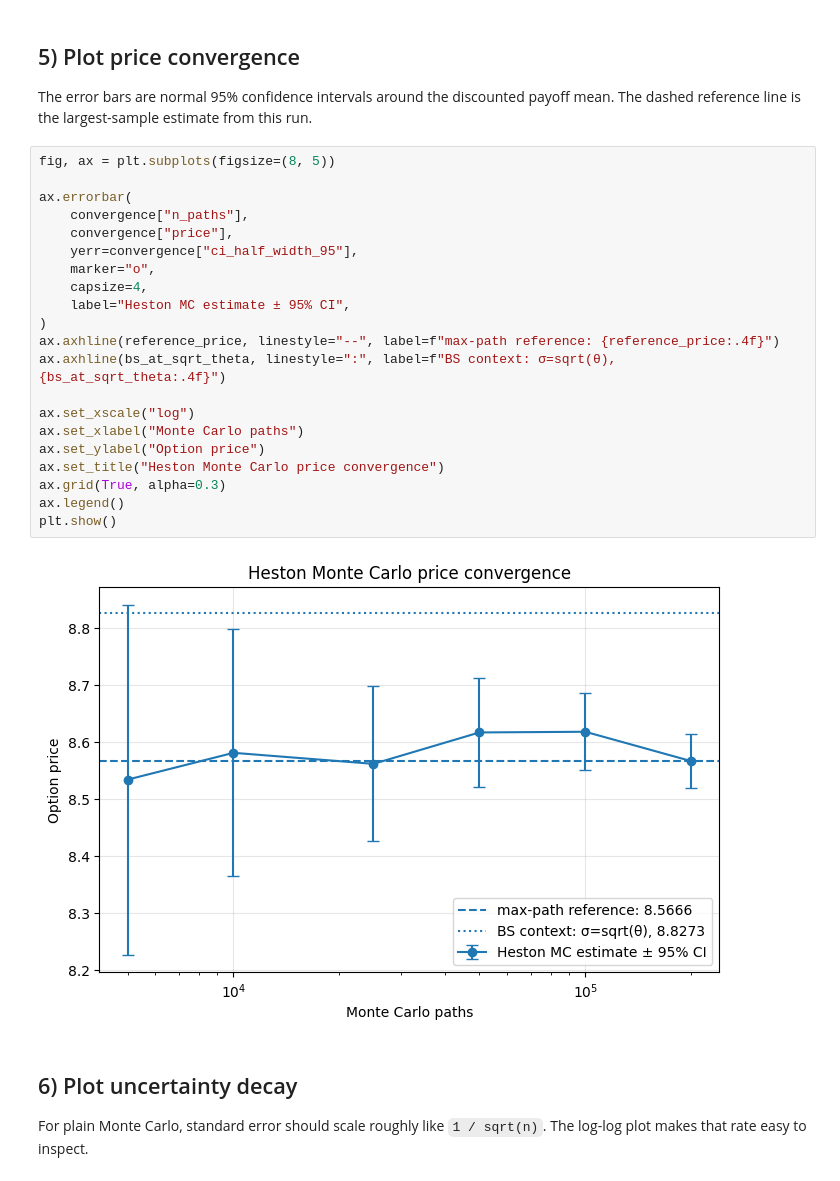
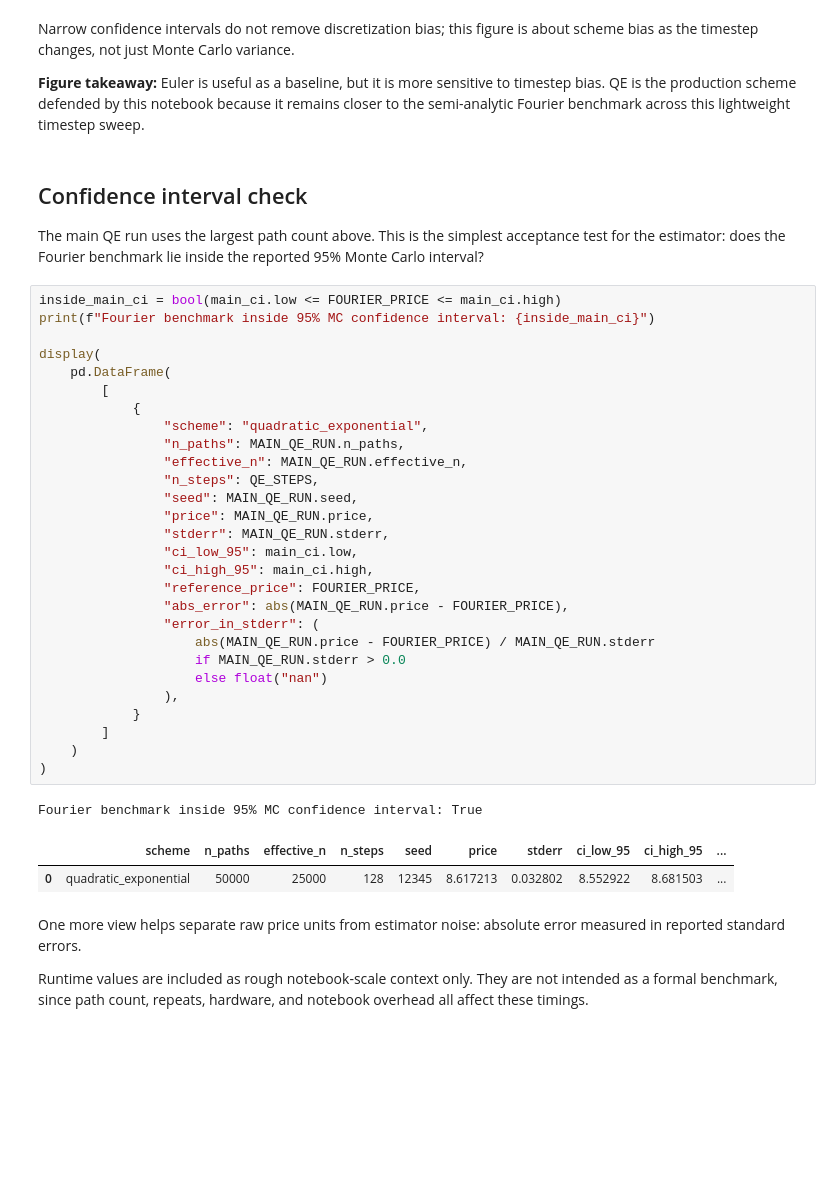
Before and after one commit to willemk-stack/option-pricing-library, a Jupyter notebook: demos/12_heston_mc_convergence.ipynb, the cells around one changed output. Drawn from its saved outputs; the diff is of its cells as text; blank space fills up the shorter version.

```diff
--- a/demos/12_heston_mc_convergence.ipynb
+++ b/demos/12_heston_mc_convergence.ipynb
@@ -261,32 +427,45 @@ display(convergence)
+# %% [markdown]
+Narrow confidence intervals do not remove discretization bias; this figure is about scheme bias as the timestep changes, not just Monte Carlo variance.
+
+**Figure takeaway:** Euler is useful as a baseline, but it is more sensitive to timestep bias. QE is the production scheme defended by this notebook because it remains closer to the semi-analytic Fourier benchmark across this lightweight timestep sweep.
 # %% [markdown]
-## 5) Plot price convergence
+## Confidence interval check
 
-The error bars are normal 95% confidence intervals around the discounted payoff mean. The dashed reference line is the largest-sample estimate from this run.
+The main QE run uses the largest path count above. This is the simplest acceptance test for the estimator: does the Fourier benchmark lie inside the reported 95% Monte Carlo interval?
 # %%
-fig, ax = plt.subplots(figsize=(8, 5))
+inside_main_ci = bool(main_ci.low <= FOURIER_PRICE <= main_ci.high)
+print(f"Fourier benchmark inside 95% MC confidence interval: {inside_main_ci}")
 
-ax.errorbar(
-    convergence["n_paths"],
-    convergence["price"],
-    yerr=convergence["ci_half_width_95"],
-    marker="o",
-    capsize=4,
-    label="Heston MC estimate ± 95% CI",
+display(
+    pd.DataFrame(
+        [
+            {
+                "scheme": "quadratic_exponential",
+                "n_paths": MAIN_QE_RUN.n_paths,
+                "effective_n": MAIN_QE_RUN.effective_n,
+                "n_steps": QE_STEPS,
+                "seed": MAIN_QE_RUN.seed,
+                "price": MAIN_QE_RUN.price,
+                "stderr": MAIN_QE_RUN.stderr,
+                "ci_low_95": main_ci.low,
+                "ci_high_95": main_ci.high,
+                "reference_price": FOURIER_PRICE,
+                "abs_error": abs(MAIN_QE_RUN.price - FOURIER_PRICE),
+                "error_in_stderr": (
+                    abs(MAIN_QE_RUN.price - FOURIER_PRICE) / MAIN_QE_RUN.stderr
+                    if MAIN_QE_RUN.stderr > 0.0
+                    else float("nan")
+                ),
+            }
+        ]
+    )
 )
-ax.axhline(reference_price, linestyle="--", label=f"max-path reference: {reference_price:.4f}")
-ax.axhline(bs_at_sqrt_theta, linestyle=":", label=f"BS context: σ=sqrt(θ), {bs_at_sqrt_theta:.4f}")
-
-ax.set_xscale("log")
-ax.set_xlabel("Monte Carlo paths")
-ax.set_ylabel("Option price")
-ax.set_title("Heston Monte Carlo price convergence")
-ax.grid(True, alpha=0.3)
-ax.legend()
-plt.show()
 # %% [output]
-[figure, removed]
+Fourier benchmark inside 95% MC confidence interval: True
+|  | scheme | n_paths | effective_n | n_steps | seed | price | stderr | ci_low_95 | ci_high_95 | ... |
+| 0 | quadratic_exponential | 50000 | 25000 | 128 | 12345 | 8.617213 | 0.032802 | 8.552922 | 8.681503 | ... |
 # %% [markdown]
-## 6) Plot uncertainty decay
+One more view helps separate raw price units from estimator noise: absolute error measured in reported standard errors.
 
-For plain Monte Carlo, standard error should scale roughly like `1 / sqrt(n)`. The log-log plot makes that rate easy to inspect.
+Runtime values are included as rough notebook-scale context only. They are not intended as a formal benchmark, since path count, repeats, hardware, and notebook overhead all affect these timings.
 # %%
```
Also changed, not shown: parts of 18 cells of this notebook.
